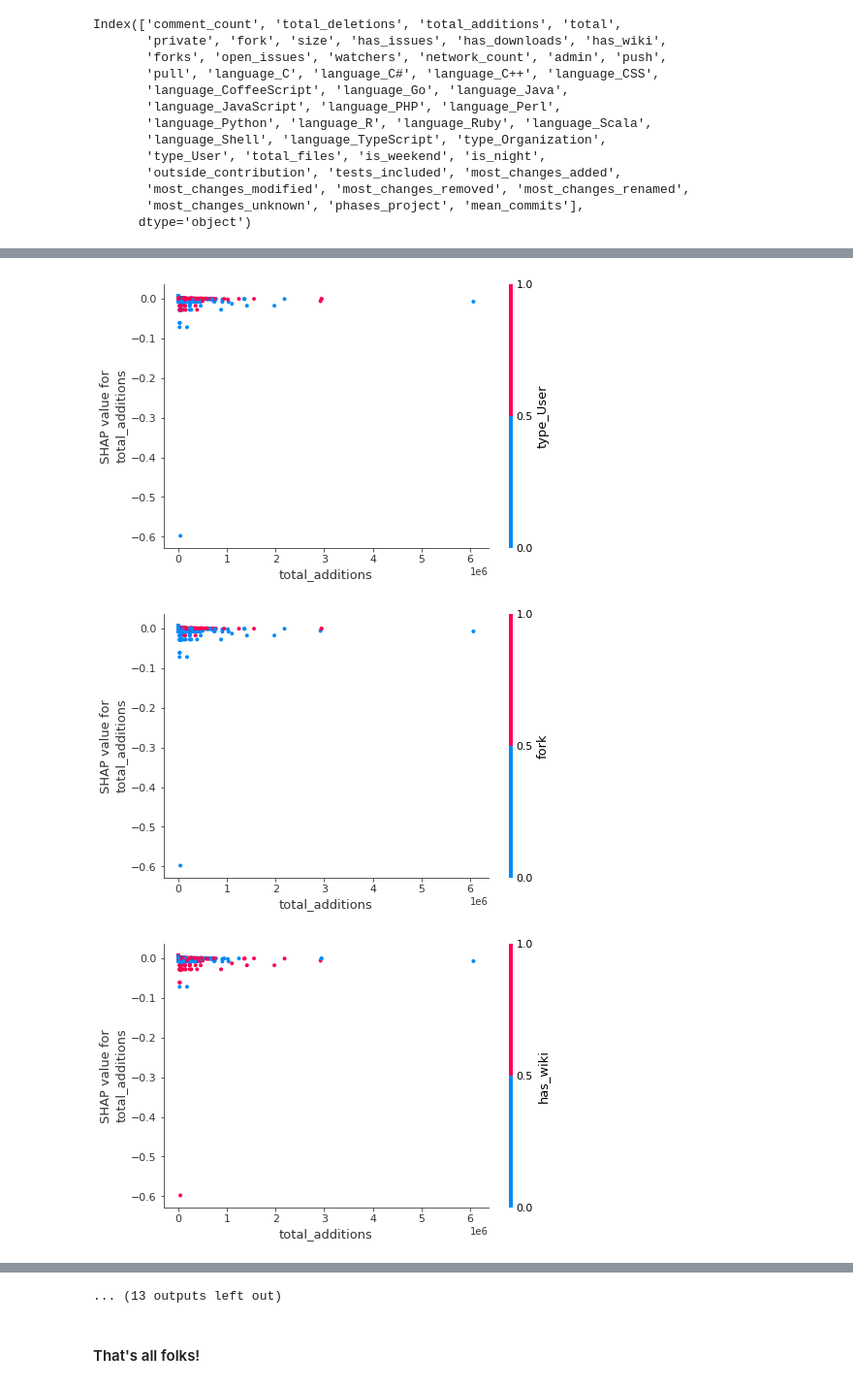
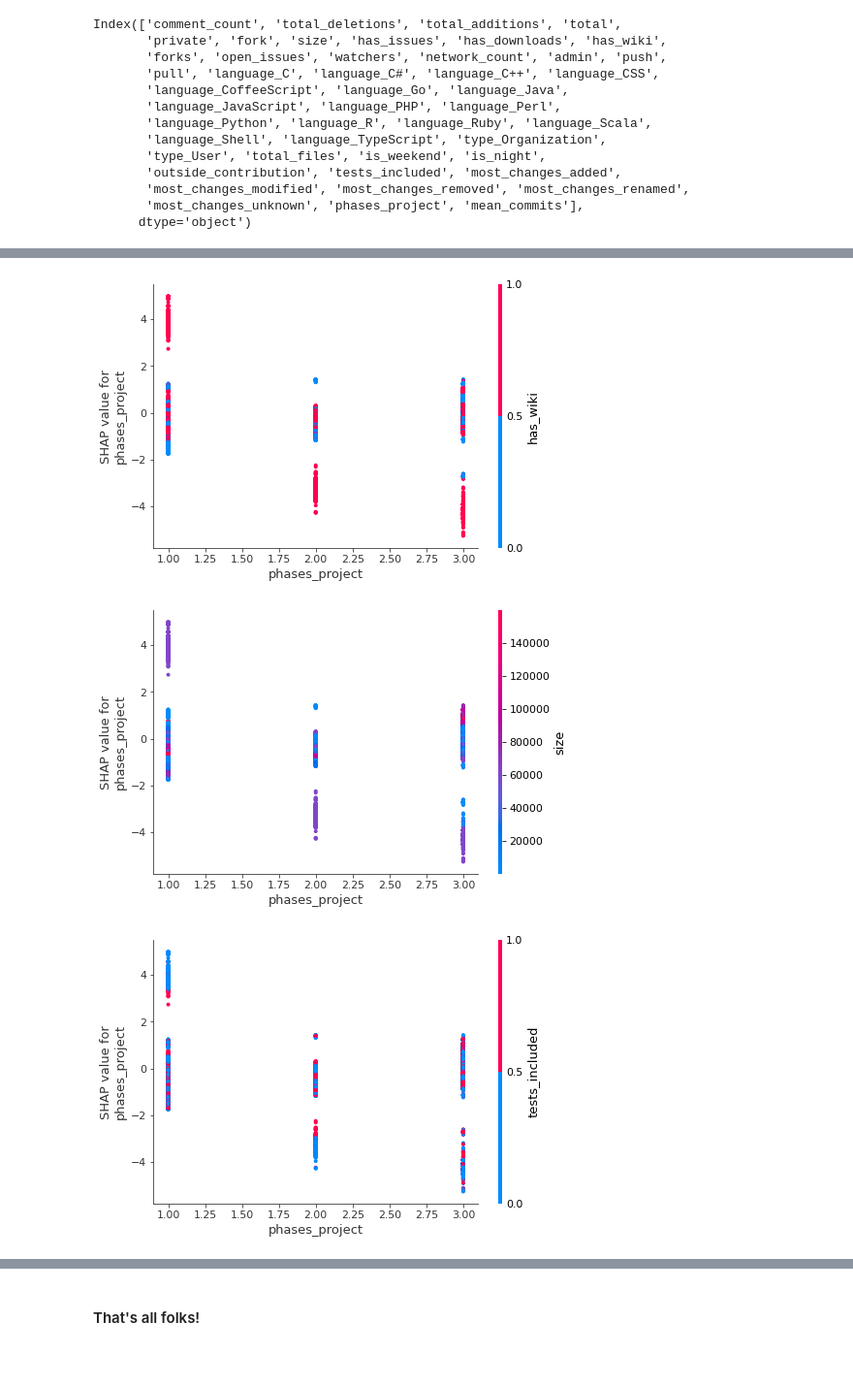
Before and after one commit to gesteves91/software-engineering-ml, a Jupyter notebook: notebooks/07-shap.ipynb, the cells around one changed output, grey strips where cells are left out. Shown at 97% size. Cells and saved outputs as stored; diff of their text form; code cells hidden in the pictures; blank space fills up the shorter version.

Commit message:
add the new version of the main graphs

```diff
--- a/notebooks/07-shap.ipynb
+++ b/notebooks/07-shap.ipynb
@@ -52,23 +58,28 @@ Index(['comment_count', 'total_deletions', 'total_additions', 'total',
+# %%
+df.drop('network_count', axis=1, inplace=True)
+df.drop('forks', axis=1, inplace=True)
+df.drop('size', axis=1, inplace=True)
+df.drop('watchers', axis=1, inplace=True)
 # %%
 # dropping the columns that we do not need
-df.drop('language_C', axis=1, inplace=True)
-df.drop('language_C#', axis=1, inplace=True)
-df.drop('language_C++', axis=1, inplace=True)
-df.drop('language_CSS', axis=1, inplace=True)
-df.drop('language_CoffeeScript', axis=1, inplace=True)
-df.drop('language_Go', axis=1, inplace=True)
-df.drop('language_Java', axis=1, inplace=True)
-df.drop('language_JavaScript', axis=1, inplace=True)
+#df.drop('language_C', axis=1, inplace=True)
+#df.drop('language_C#', axis=1, inplace=True)
+#df.drop('language_C++', axis=1, inplace=True)
+#df.drop('language_CSS', axis=1, inplace=True)
+#df.drop('language_CoffeeScript', axis=1, inplace=True)
+#df.drop('language_Go', axis=1, inplace=True)
+#df.drop('language_Java', axis=1, inplace=True)
+#df.drop('language_JavaScript', axis=1, inplace=True)
 #df.drop('language_PHP', axis=1, inplace=True)
-df.drop('language_Perl', axis=1, inplace=True)
-df.drop('language_Python', axis=1, inplace=True)
-df.drop('language_R', axis=1, inplace=True)
-df.drop('language_Ruby', axis=1, inplace=True)
-df.drop('language_Scala', axis=1, inplace=True)
-df.drop('language_Shell', axis=1, inplace=True)
-df.drop('language_TypeScript', axis=1, inplace=True)
-df.drop('network_count', axis=1, inplace=True)
-df.drop('forks', axis=1, inplace=True)
+#df.drop('language_Perl', axis=1, inplace=True)
+#df.drop('language_Python', axis=1, inplace=True)
+#df.drop('language_R', axis=1, inplace=True)
+#df.drop('language_Ruby', axis=1, inplace=True)
+#df.drop('language_Scala', axis=1, inplace=True)
+#df.drop('language_Shell', axis=1, inplace=True)
+#df.drop('language_TypeScript', axis=1, inplace=True)
+#df.drop('network_count', axis=1, inplace=True)
+#df.drop('forks', axis=1, inplace=True)
 # %%
 # separating X and y
 cols = [col for col in df.columns if col not in ['mean_commits']]
@@ -89,9 +102,9 @@ shap_values = explainer.shap_values(X)
 # %%
 # we can use shap.approximate_interactions to guess which features
 # may interact with age
-inds = shap.approximate_interactions("total_additions", shap_values, X)
+inds = shap.approximate_interactions("phases_project", shap_values, X)
 
 # make plots colored by each of the top three possible interacting features
-for i in range(25):
-    shap.dependence_plot("total_additions", shap_values, X, interaction_index=inds[i])
+for i in range(10):
+    shap.dependence_plot("phases_project", shap_values, X, interaction_index=inds[i])
 # %% [output]
@@ -102,3 +115,3 @@ for i in range(25):
-[figure, old version]
+[figure, new version]
-[figure, old version]
+[figure, new version]
-[figure, old version]
+[figure, new version]
@@ -110,3 +121,2 @@ for i in range(25):
-... (13 outputs left out)
 # %% [markdown]
 #### That's all folks!
```
Also changed, not shown: parts of 4 cells of this notebook, 3 other files.
